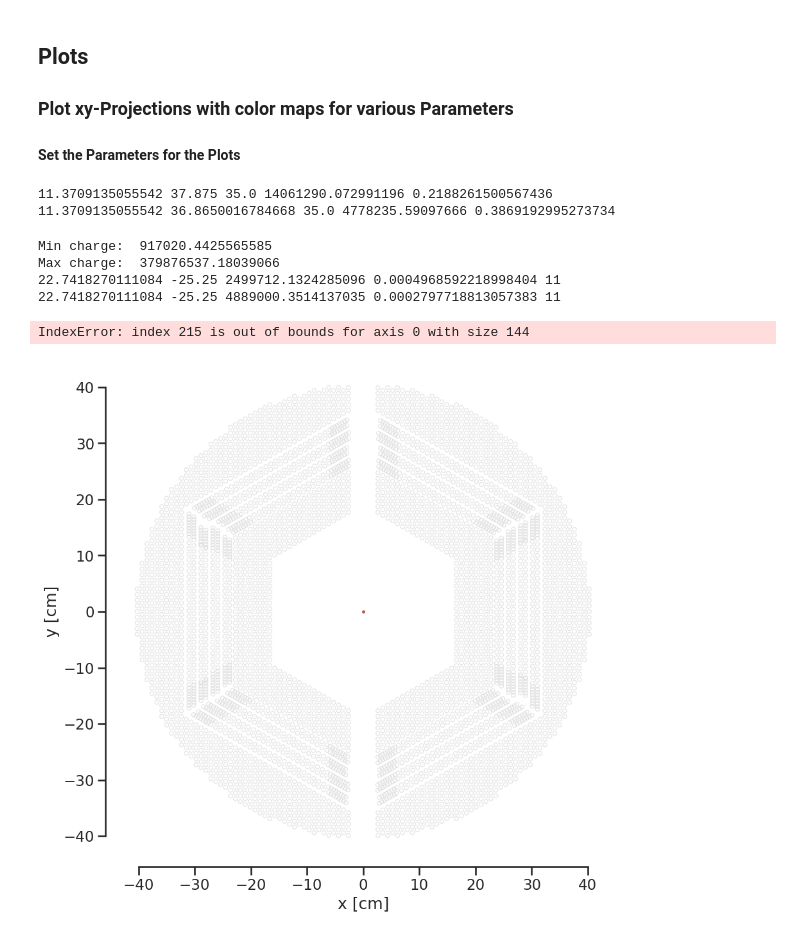
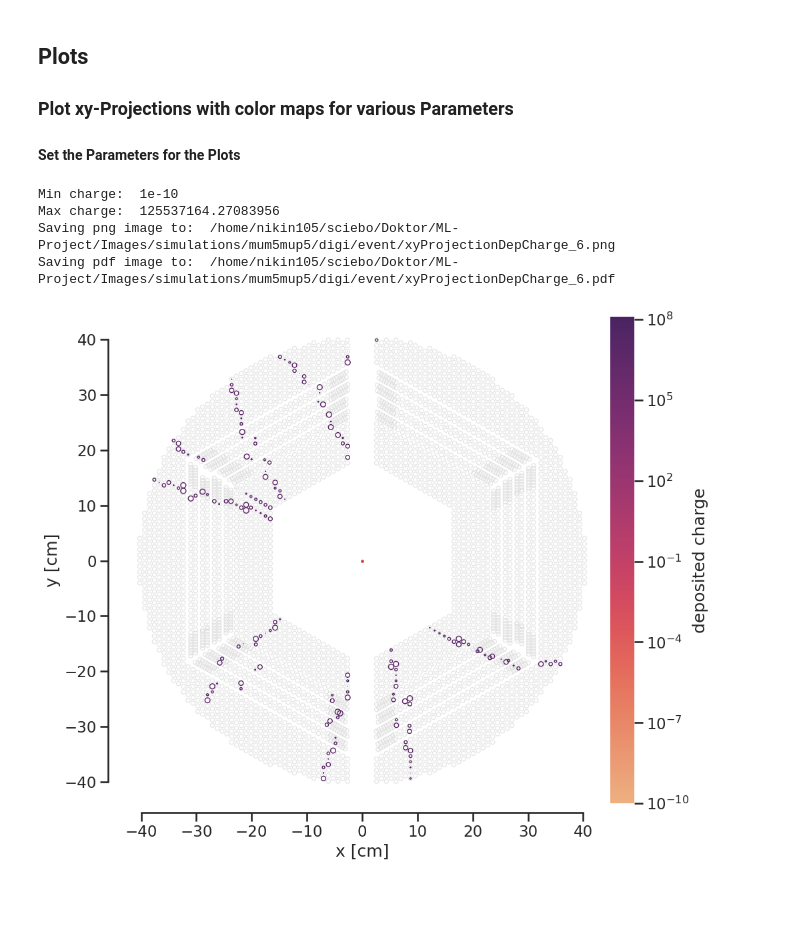
Before and after one commit to n-idw/panda-visualization, a Jupyter notebook: simulationChain/plot_digi.ipynb, the cells around one changed output. Cells and saved outputs as stored; diff of their text form; code cells hidden in the pictures; blank space fills up the shorter version.

```diff
--- a/simulationChain/plot_digi.ipynb
+++ b/simulationChain/plot_digi.ipynb
@@ -76,8 +77,8 @@ Directory /home/nikin105/sciebo/Doktor/ML-Project/Images/simulations/mum5mup5/di
 # %% [markdown]
 ### 2.2 ROOT Data Input
 # %%
-sim_file_path_name = "/home/nikin105/mlProject/data/simulations/mum5mup5/root/sim/new_mum5mup5_1_sim.root"
-digi_file_path_name = "/home/nikin105/mlProject/data/simulations/mum5mup5/root/digi/new_mum5mup5_1_digi.root"
+sim_file_path_name = "/home/nikin105/mlProject/data/simulations/mum5mup5/root/sim/new_mum5mup5_0_sim.root"
+digi_file_path_name = "/home/nikin105/mlProject/data/simulations/mum5mup5/root/digi/new_mum5mup5_0_digi.root"
 # %%
 # Check if the file exists
 sim_file_path = Path(sim_file_path_name)
@@ -200,7 +201,7 @@ Get the data of one entry from the `pndsim` trees.
 
 **Select the entry to be plotted:**
 # %%
-entry_id = 54
+entry_id = 6
 # %%
 # Make a list with the names of the MCTrack parameter to be read
 mc_track_parameter_names = [
@@ -317,12 +713,6 @@ $\mu^+$
 ### Plot xy-Projections with color maps for various Parameters
 
 #### Set the Parameters for the Plots
-# %%
-print(stt_hit["X"][-1], stt_hit["Y"][-1], stt_hit["Z"][-1], stt_hit["DepCharge"][-1], stt_hit["Isochrone"][-1])
-print(stt_hit["X"][-2], stt_hit["Y"][-2], stt_hit["Z"][-2], stt_hit["DepCharge"][-2], stt_hit["Isochrone"][-2])
-# %% [output]
-11.3709135055542 37.875 35.0 14061290.072991196 0.2188261500567436
-11.3709135055542 36.8650016784668 35.0 4778235.59097666 0.3869192995273734
 # %%
 min_c = np.min(stt_hit["DepCharge"]) + 1e-10
 print("Min charge: ", min_c)
@@ -340,49 +730,46 @@ fig, ax = plot_stt(useGrayScale=True, alpha=0.5)
 
 # Plot the IP
 ax.plot(0, 0, marker=".", ms=5, color="r")
 
 colors = sns.color_palette("tab20")
 
 trackNum = 0
 
 numPoint = 0
 for i in range(len(stt_hit["Isochrone"])):
-    if stt_hit["Isochrone"][i] < 1e-3:
-        print(stt_hit["X"][i], stt_hit["Y"][i], stt_hit["DepCharge"][i], stt_hit["Isochrone"][i], mc_track["PdgCode"][stt_hit["RefIndex"][i]])
-        isochrone = Circle(
-            (stt_hit["X"][i], stt_hit["Y"][i]),
-            stt_hit["Isochrone"][i],
-            ec=cmap(cNorm(stt_hit["DepCharge"][i])),
-            lw=1.5,
-            fc="None",
-        )
-        ax.add_patch(isochrone)
+    isochrone = Circle(
+        (stt_hit["X"][i], stt_hit["Y"][i]),
+        stt_hit["Isochrone"][i],
+        ec=cmap(cNorm(stt_hit["DepCharge"][i])),
+        lw=1,
+        fc="None",
+    )
+    ax.add_patch(isochrone)
 
 divider = make_axes_locatable(ax)
 cax = divider.append_axes("right", size="5%", pad=0.05)
 
 cbar = fig.colorbar(
     plt.cm.ScalarMappable(norm=cNorm, cmap=cmap),
     cax=cax,
     orientation="vertical",
     label="deposited charge",
 )
 
 cbar.outline.set_visible(False)
 
 # Set the image path and name and save the image as a png and pdf
 image_prefix = event_image_path_name + "/xyProjectionDepCharge_" + str(entry_id)
 print("Saving png image to: ", image_prefix + ".png")
 plt.savefig(image_prefix + ".png", dpi=300, bbox_inches="tight")
 print("Saving pdf image to: ", image_prefix + ".pdf")
 plt.savefig(image_prefix + ".pdf", dpi=300, bbox_inches="tight")
 # %% [output]
-Min charge:  917020.4425565585
-Max charge:  379876537.18039066
-22.7418270111084 -25.25 2499712.1324285096 0.0004968592218998404 11
-22.7418270111084 -25.25 4889000.3514137035 0.0002797718813057383 11
+Min charge:  1e-10
+Max charge:  125537164.27083956
+Saving png image to:  /home/nikin105/sciebo/Doktor/ML-Project/Images/simulations/mum5mup5/digi/event/xyProjectionDepCharge_6.png
+Saving pdf image to:  /home/nikin105/sciebo/Doktor/ML-Project/Images/simulations/mum5mup5/digi/event/xyProjectionDepCharge_6.pdf
-IndexError: index 215 is out of bounds for axis 0 with size 144
-[figure, old version]
+[figure, new version]
 # %%
 # Create a figure and axis with the STT tube layout in gray
 fig, ax = plot_stt(useGrayScale=True, alpha=0.5)
```
Also changed, not shown: parts of 16 cells of this notebook, 7 other files.
